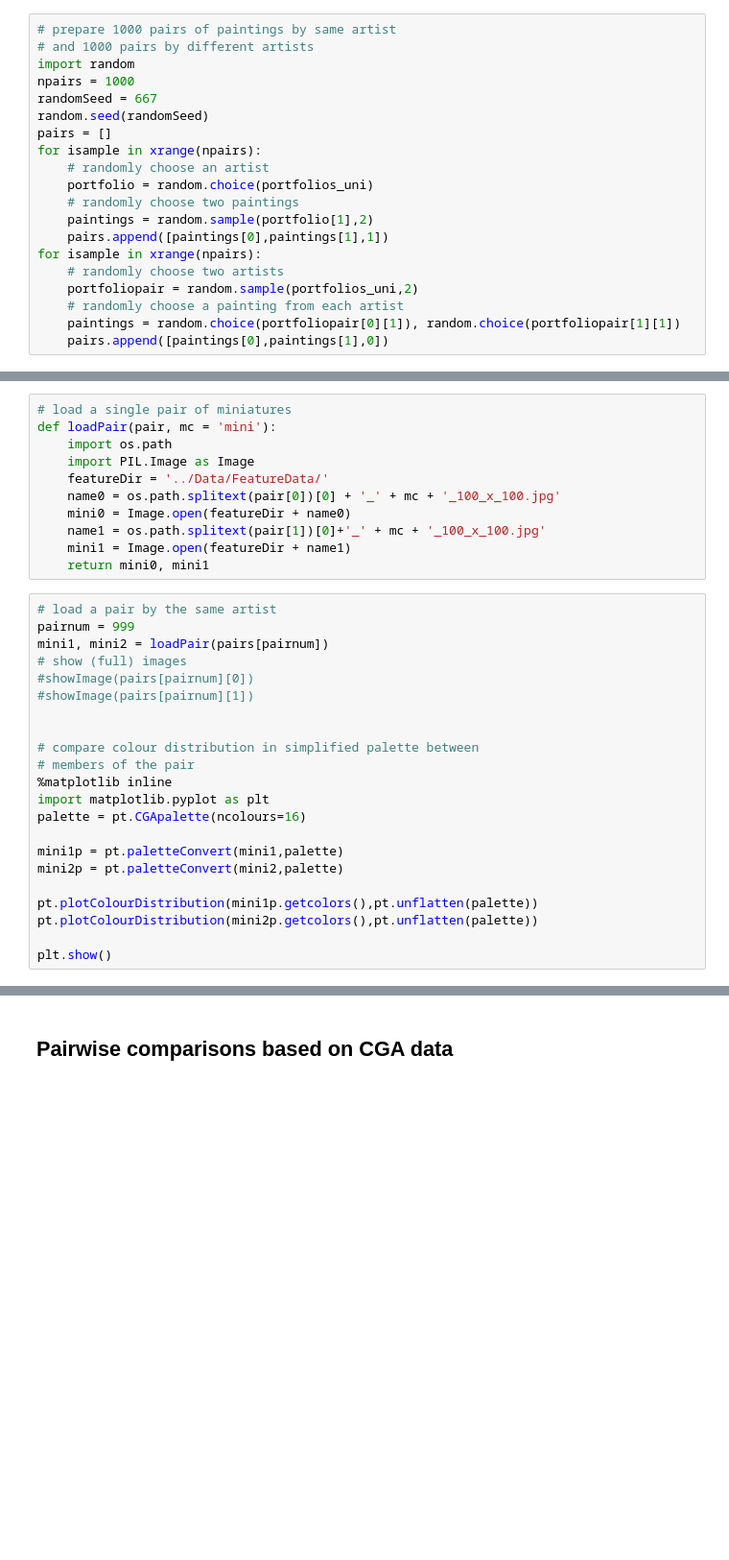
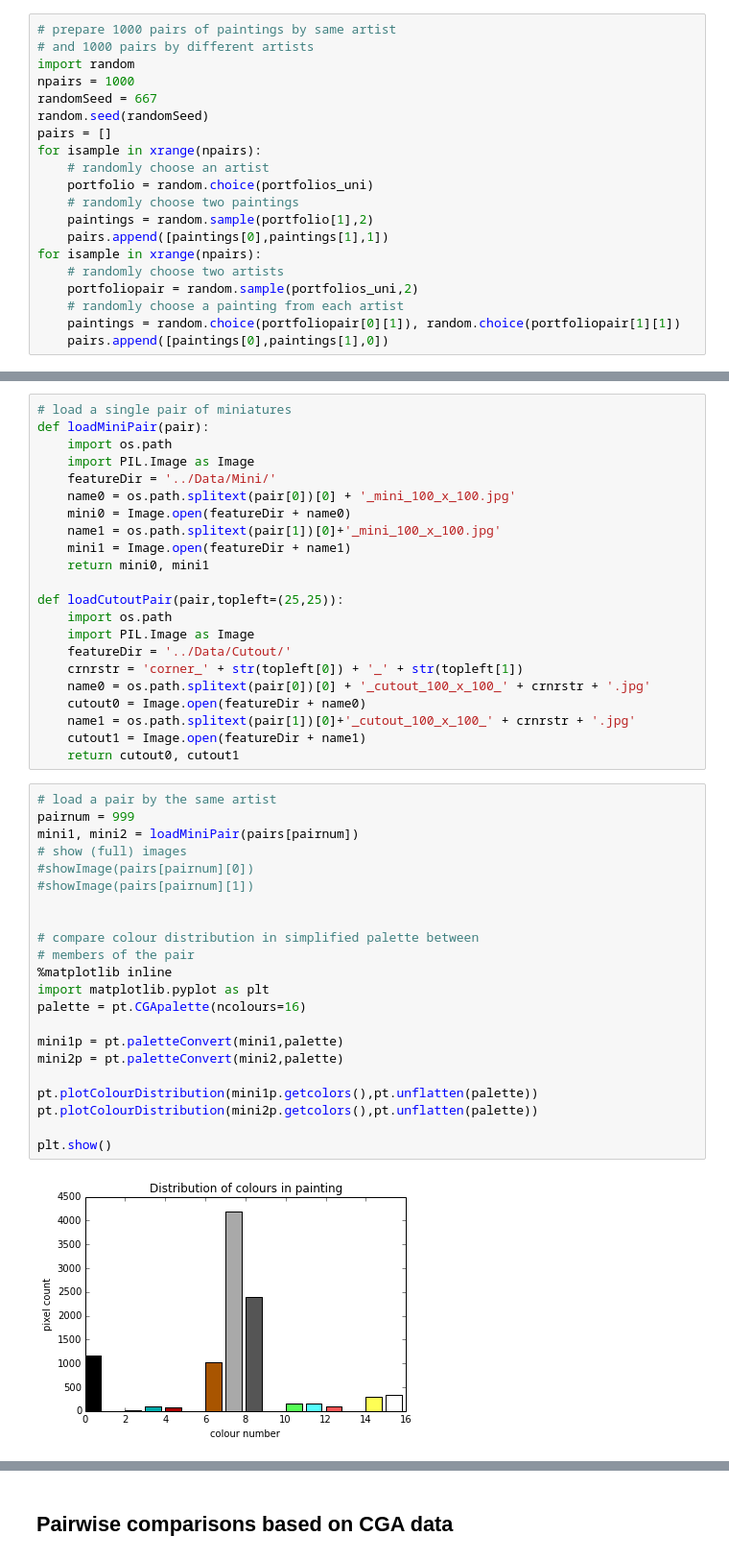
Before and after one commit to majorgowan/fifth_floor_art_critics, a Jupyter notebook: Notebooks/ten_painters.ipynb, the cells around one changed output, grey strips where cells are left out. Shown at 96% size. Saved outputs shown, nothing was run; the diff lists cells and outputs as text; blank space fills up the shorter version.

Commit message:
separated data prep from analysis for ten_painters; four cutouts per painting; todo: synthetic_data

```diff
--- a/Notebooks/ten_painters.ipynb
+++ b/Notebooks/ten_painters.ipynb
@@ -184,33 +105,46 @@ else:
 # %%
 # load a single pair of miniatures
-def loadPair(pair, mc = 'mini'):
+def loadMiniPair(pair):
     import os.path
     import PIL.Image as Image
-    featureDir = '../Data/FeatureData/'
-    name0 = os.path.splitext(pair[0])[0] + '_' + mc + '_100_x_100.jpg'
+    featureDir = '../Data/Mini/'
+    name0 = os.path.splitext(pair[0])[0] + '_mini_100_x_100.jpg'
     mini0 = Image.open(featureDir + name0)
-    name1 = os.path.splitext(pair[1])[0]+'_' + mc + '_100_x_100.jpg'
+    name1 = os.path.splitext(pair[1])[0]+'_mini_100_x_100.jpg'
     mini1 = Image.open(featureDir + name1)
     return mini0, mini1
+
+def loadCutoutPair(pair,topleft=(25,25)):
+    import os.path
+    import PIL.Image as Image
+    featureDir = '../Data/Cutout/'
+    crnrstr = 'corner_' + str(topleft[0]) + '_' + str(topleft[1])
+    name0 = os.path.splitext(pair[0])[0] + '_cutout_100_x_100_' + crnrstr + '.jpg'
+    cutout0 = Image.open(featureDir + name0)
+    name1 = os.path.splitext(pair[1])[0]+'_cutout_100_x_100_' + crnrstr + '.jpg'
+    cutout1 = Image.open(featureDir + name1)
+    return cutout0, cutout1
 # %%
 # load a pair by the same artist
 pairnum = 999
-mini1, mini2 = loadPair(pairs[pairnum])
+mini1, mini2 = loadMiniPair(pairs[pairnum])
 # show (full) images
 #showImage(pairs[pairnum][0])
 #showImage(pairs[pairnum][1])
 
 
 # compare colour distribution in simplified palette between
 # members of the pair
 %matplotlib inline
 import matplotlib.pyplot as plt
 palette = pt.CGApalette(ncolours=16)
 
 mini1p = pt.paletteConvert(mini1,palette)
 mini2p = pt.paletteConvert(mini2,palette)
 
 pt.plotColourDistribution(mini1p.getcolors(),pt.unflatten(palette))
 pt.plotColourDistribution(mini2p.getcolors(),pt.unflatten(palette))
 
 plt.show()
+# %% [output]
+[figure, added]
```
Also changed, not shown: parts of 25 cells of this notebook, 3 other files.
